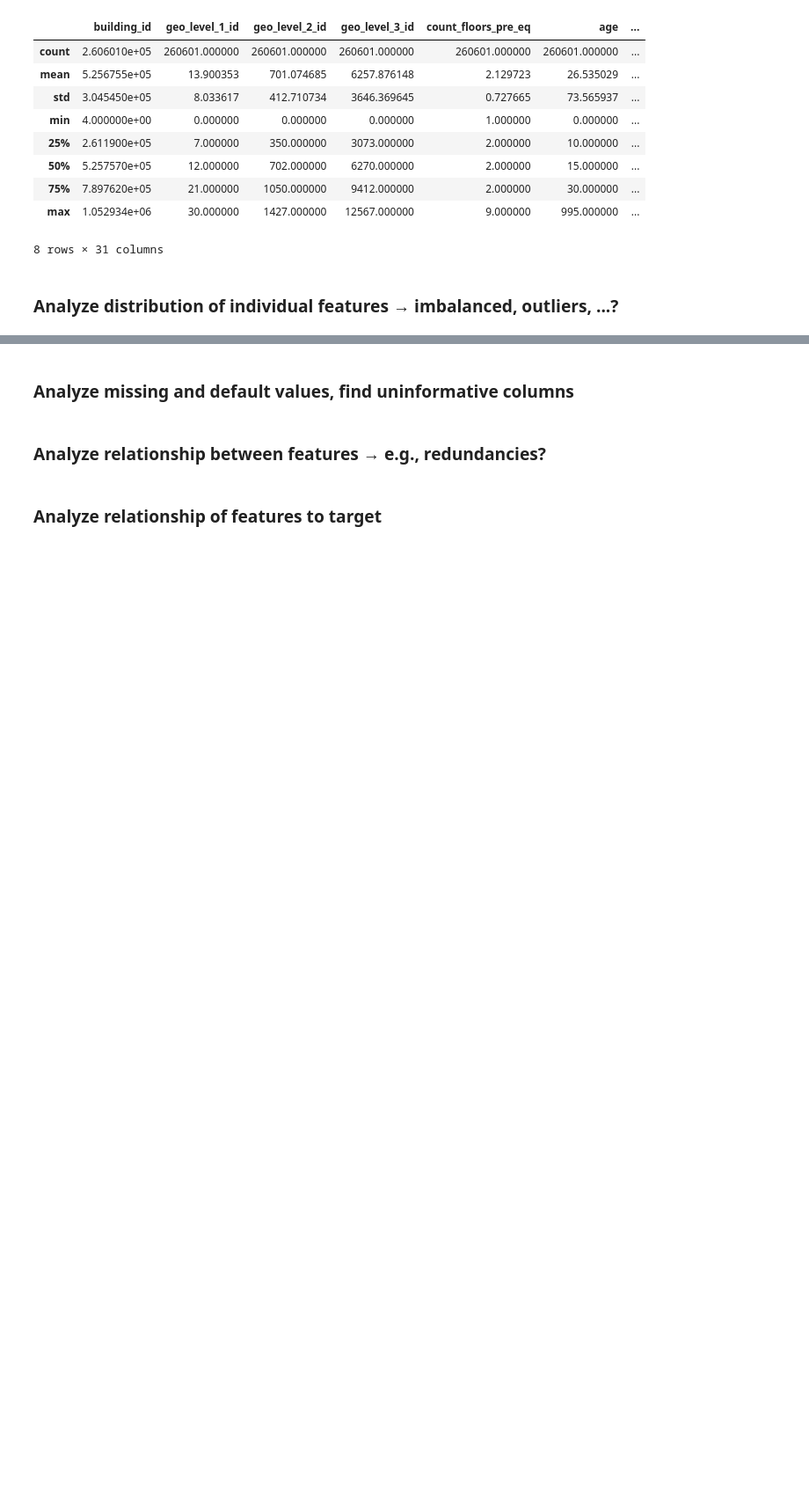
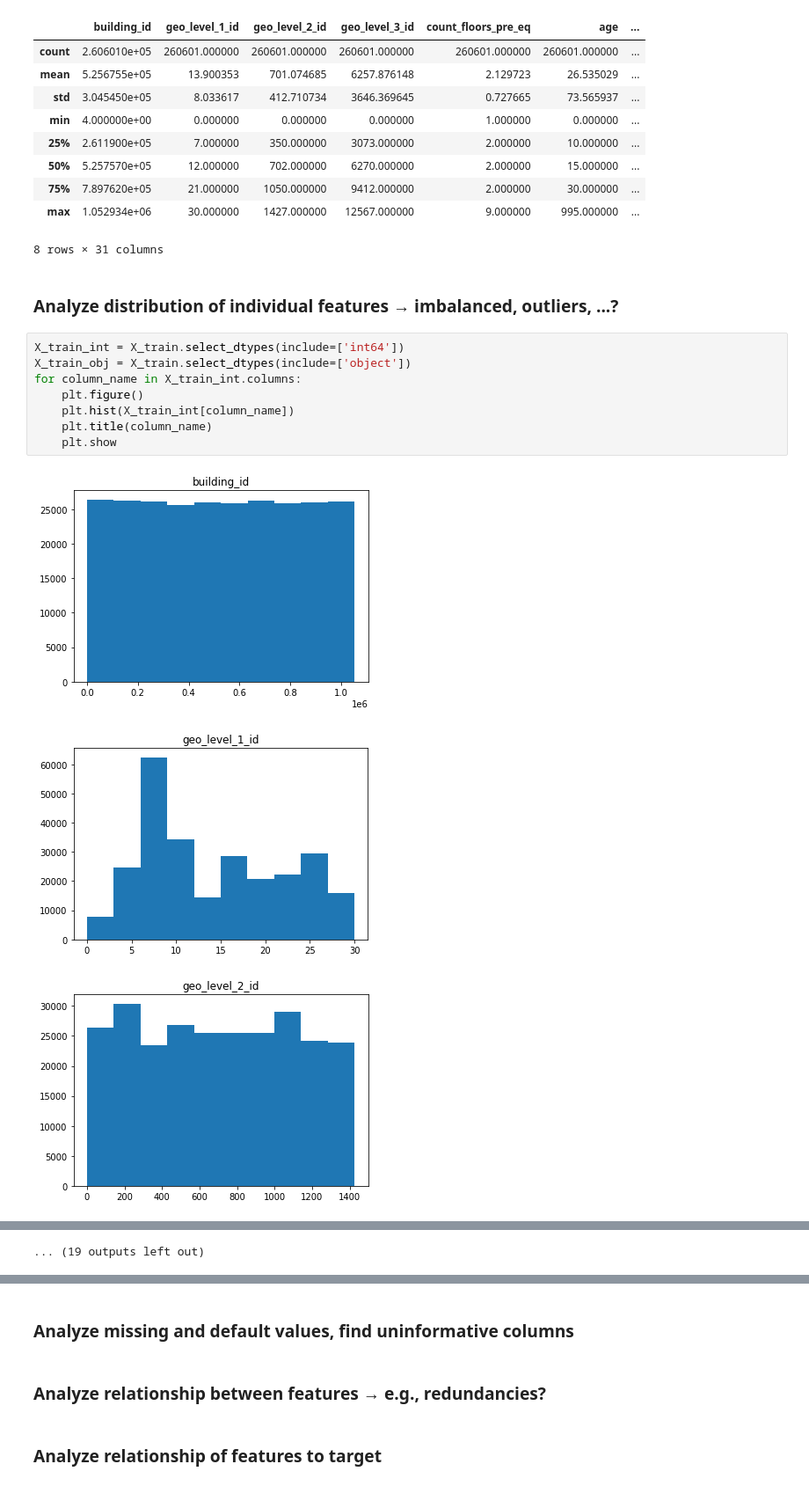
Before and after one commit to JohannBlaesche/DS-Lab-Failures-in-cellular-apoptosis, a Jupyter notebook: notebooks/exploration.ipynb, the cells around one changed output, grey strips where cells are left out. Shown at 88% size. Saved outputs shown, nothing was run; the diff lists cells and outputs as text; blank space fills up the shorter version.

Commit message:
Added plots for feature distribution

```diff
--- a/notebooks/exploration.ipynb
+++ b/notebooks/exploration.ipynb
@@ -82,3 +85,15 @@ X_train.describe()
 8 rows × 31 columns
 # %% [markdown]
 ### Analyze distribution of individual features → imbalanced, outliers, ...?
+# %%
+X_train_int = X_train.select_dtypes(include=['int64'])
+X_train_obj = X_train.select_dtypes(include=['object'])
+for column_name in X_train_int.columns:
+    plt.figure()
+    plt.hist(X_train_int[column_name])
+    plt.title(column_name)
+    plt.show
+# %% [output]
+[figure, added]
+[figure, added]
+[figure, added]
@@ -84,0 +109 @@ X_train.describe()
+... (19 outputs left out)
```
Also changed, not shown: parts of 6 cells of this notebook.
